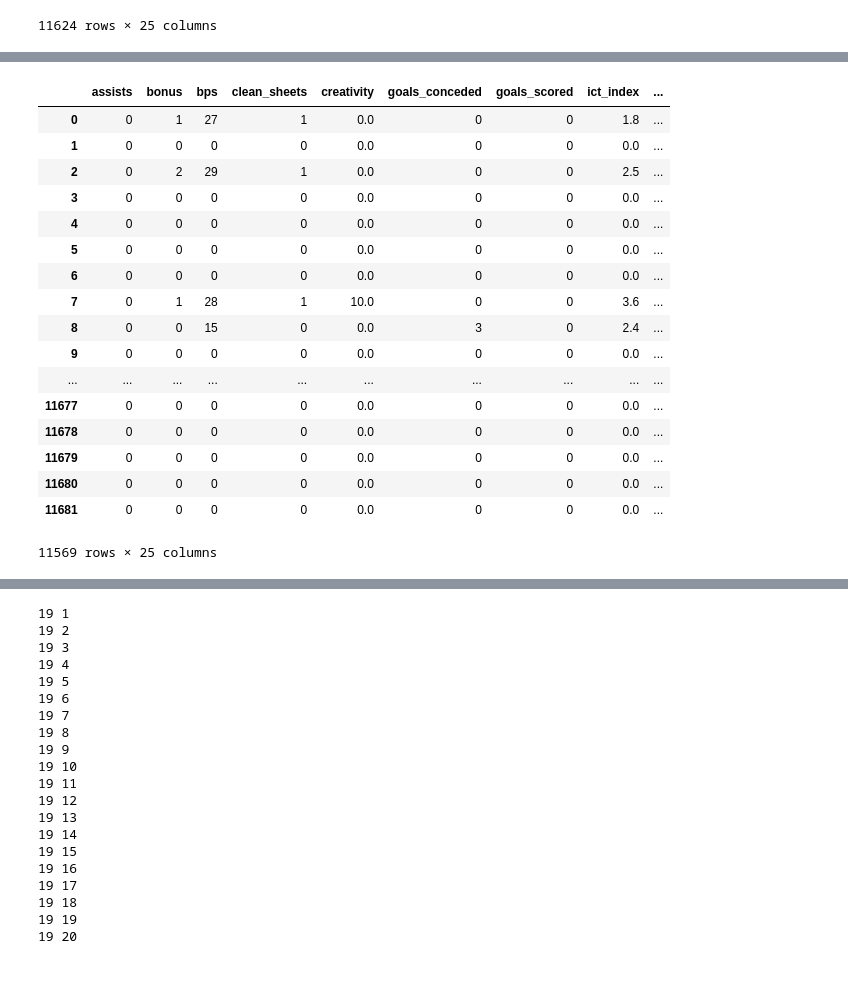
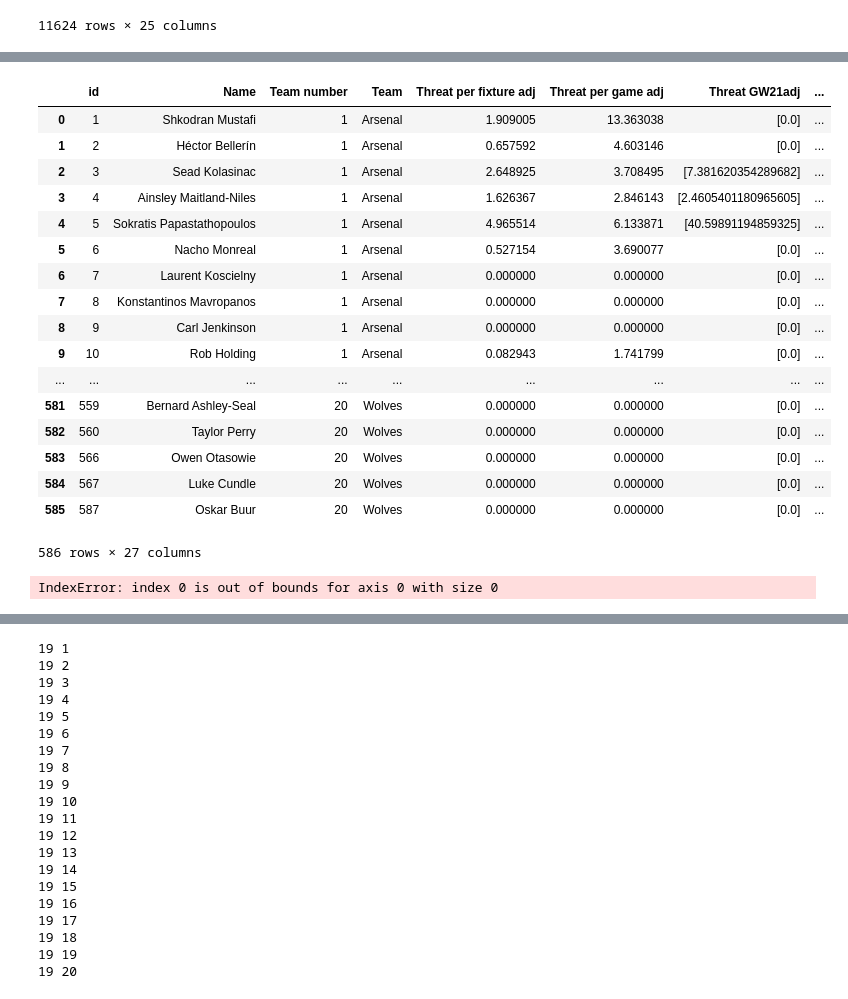
Before and after one commit to sminata/tikeve.github.io, a Jupyter notebook: brr.ipynb, the cells around one changed output, grey strips where cells are left out. Drawn from its saved outputs; the diff is of its cells as text; code cells hidden in the pictures.

```diff
--- a/brr.ipynb
+++ b/brr.ipynb
@@ -535,21 +563,55 @@ Player_fixtures
-# %%
-Gameweeks
-# %% [output]
-|  | assists | bonus | bps | clean_sheets | creativity | goals_conceded | goals_scored | ict_index | ... |
-| 0 | 0 | 1 | 27 | 1 | 0.0 | 0 | 0 | 1.8 | ... |
-| 1 | 0 | 0 | 0 | 0 | 0.0 | 0 | 0 | 0.0 | ... |
-| 2 | 0 | 2 | 29 | 1 | 0.0 | 0 | 0 | 2.5 | ... |
-| 3 | 0 | 0 | 0 | 0 | 0.0 | 0 | 0 | 0.0 | ... |
-| 4 | 0 | 0 | 0 | 0 | 0.0 | 0 | 0 | 0.0 | ... |
-| 5 | 0 | 0 | 0 | 0 | 0.0 | 0 | 0 | 0.0 | ... |
-| 6 | 0 | 0 | 0 | 0 | 0.0 | 0 | 0 | 0.0 | ... |
-| 7 | 0 | 1 | 28 | 1 | 10.0 | 0 | 0 | 3.6 | ... |
-| 8 | 0 | 0 | 15 | 0 | 0.0 | 3 | 0 | 2.4 | ... |
-| 9 | 0 | 0 | 0 | 0 | 0.0 | 0 | 0 | 0.0 | ... |
-| ... | ... | ... | ... | ... | ... | ... | ... | ... | ... |
-| 11677 | 0 | 0 | 0 | 0 | 0.0 | 0 | 0 | 0.0 | ... |
-| 11678 | 0 | 0 | 0 | 0 | 0.0 | 0 | 0 | 0.0 | ... |
-| 11679 | 0 | 0 | 0 | 0 | 0.0 | 0 | 0 | 0.0 | ... |
-| 11680 | 0 | 0 | 0 | 0 | 0.0 | 0 | 0 | 0.0 | ... |
-| 11681 | 0 | 0 | 0 | 0 | 0.0 | 0 | 0 | 0.0 | ... |
-11569 rows × 25 columns
+# %%
+PlayerThreatAd = pd.DataFrame()
+PlayerThreatAd['id'] = bigTable['id']
+PlayerThreatAd['Name'] = bigTable['full_name']
+PlayerThreatAd['Team number'] = PlayerMatches['Team number']
+PlayerThreatAd['Team'] = PlayerMatches['Team']
+PlayerThreatAd['Threat per fixture adj'] = np.zeros(len(players))
+PlayerThreatAd['Threat per game adj'] = np.zeros(len(players))
+
+for j in range(lastGW,0,-1):
+    PlayerThreatAd['Threat GW'+str(j) + 'adj'] = [[] for _ in range(len(bigTable))]
+    for i in range(len(bigTable)):
+        for k in range(len(Player_fixtures.at[i, 'GW'+str(j)])):
+
+            if toint(Fixtures[Fixtures['id']==Player_fixtures.at[i, 'GW'+str(j)][k]]['team_a'].sum())==i+1:
+                PlayerThreatAd.at[i,'Threat GW'+str(j) + 'adj'].append(PlayerThreat.at[i,'Threat GW'+str(j)][k]*threatAllowedAv/ \
+                    TableDefence.at[toint(Fixtures[Fixtures['id']==\
+                    Player_fixtures.at[i, 'GW'+str(j)][k]]['team_h'].sum()-1),'Threat allowed av'])
+            else:
+                  PlayerThreatAd.at[i,'Threat GW'+str(j) + 'adj'].append(PlayerThreat.at[i,'Threat GW'+str(j)][k]*\
+                    threatAllowedAv/ \
+                    TableDefence.at[toint(Fixtures[Fixtures['id']==\
+                    Player_fixtures.at[i, 'GW'+str(j)][k]]['team_a'].sum()-1),'Threat allowed av'])
+
+            PlayerThreatAd.at[i,'Threat per game adj'] = PlayerThreatAd.at[i,'Threat per game adj'] +\
+                PlayerThreatAd.at[i,'Threat GW'+str(j) + 'adj'][k]
+
+
+PlayerThreatAd['Threat per fixture adj'] = PlayerThreatAd['Threat per game adj']/noZ(PlayerMatches['Team games'])
+PlayerThreatAd['Threat per game adj'] = PlayerThreatAd['Threat per game adj']/noZ(PlayerMatches['Played'])
+
+PlayerThreatAd.loc[566]
+# %% [output]
+|  | id | Name | Team number | Team | Threat per fixture adj | Threat per game adj | Threat GW21adj | ... |
+| 0 | 1 | Shkodran Mustafi | 1 | Arsenal | 1.909005 | 13.363038 | [0.0] | ... |
+| 1 | 2 | Héctor Bellerín | 1 | Arsenal | 0.657592 | 4.603146 | [0.0] | ... |
+| 2 | 3 | Sead Kolasinac | 1 | Arsenal | 2.648925 | 3.708495 | [7.381620354289682] | ... |
+| 3 | 4 | Ainsley Maitland-Niles | 1 | Arsenal | 1.626367 | 2.846143 | [2.4605401180965605] | ... |
+| 4 | 5 | Sokratis Papastathopoulos | 1 | Arsenal | 4.965514 | 6.133871 | [40.59891194859325] | ... |
+| 5 | 6 | Nacho Monreal | 1 | Arsenal | 0.527154 | 3.690077 | [0.0] | ... |
+| 6 | 7 | Laurent Koscielny | 1 | Arsenal | 0.000000 | 0.000000 | [0.0] | ... |
+| 7 | 8 | Konstantinos Mavropanos | 1 | Arsenal | 0.000000 | 0.000000 | [0.0] | ... |
+| 8 | 9 | Carl Jenkinson | 1 | Arsenal | 0.000000 | 0.000000 | [0.0] | ... |
+| 9 | 10 | Rob Holding | 1 | Arsenal | 0.082943 | 1.741799 | [0.0] | ... |
+| ... | ... | ... | ... | ... | ... | ... | ... | ... |
+| 581 | 559 | Bernard Ashley-Seal | 20 | Wolves | 0.000000 | 0.000000 | [0.0] | ... |
+| 582 | 560 | Taylor Perry | 20 | Wolves | 0.000000 | 0.000000 | [0.0] | ... |
+| 583 | 566 | Owen Otasowie | 20 | Wolves | 0.000000 | 0.000000 | [0.0] | ... |
+| 584 | 567 | Luke Cundle | 20 | Wolves | 0.000000 | 0.000000 | [0.0] | ... |
+| 585 | 587 | Oskar Buur | 20 | Wolves | 0.000000 | 0.000000 | [0.0] | ... |
+586 rows × 27 columns
+# %%
+toint(Fixtures[Fixtures['id']==Player_fixtures.at[i, 'GW'+str(j)][k]]['team_a'].sum())
+# %% [output]
+IndexError: index 0 is out of bounds for axis 0 with size 0
```
Also changed, not shown: parts of 4 cells of this notebook, 12 other files.
